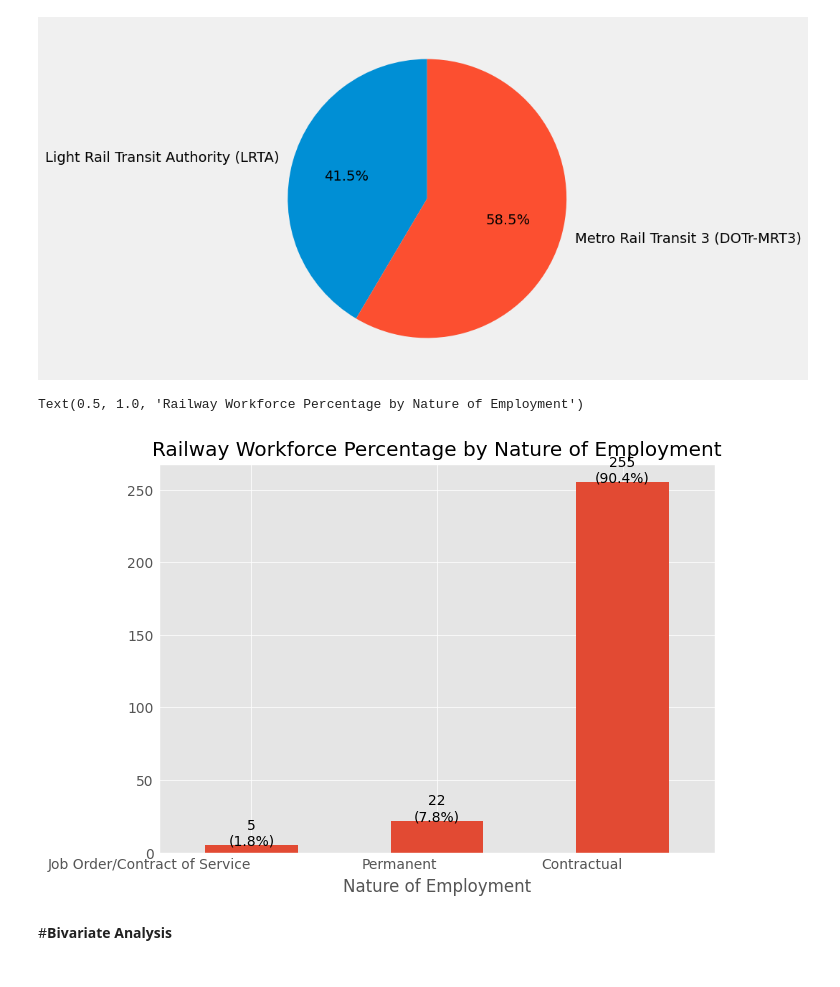
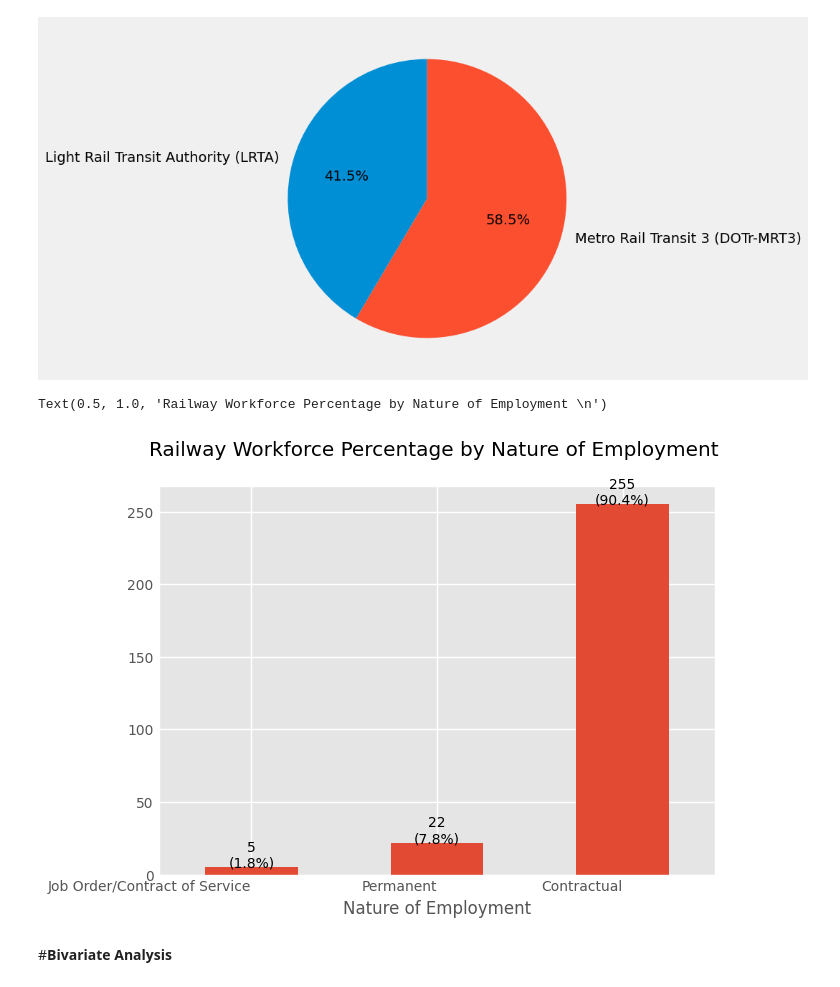
Before and after one commit to pjcroxas/Talent-Retention-in-Railway-Workforce, a Jupyter notebook: Comprehensive_Data_Analysis_Railway_Workforce_Retention.ipynb, the cells around one changed output. Drawn from its saved outputs; the diff is of its cells as text; code cells hidden in the pictures.

```diff
--- a/Comprehensive_Data_Analysis_Railway_Workforce_Retention.ipynb
+++ b/Comprehensive_Data_Analysis_Railway_Workforce_Retention.ipynb
@@ -104,12 +104,12 @@ plot_univariate("Organization", "pie", 0)
 # %%
 style.use("ggplot")
 plot_univariate("NatureofEmployment", "bar", angle=0)
 plt.xlabel("Nature of Employment")
-plt.title("Railway Workforce Percentage by Nature of Employment")
+plt.title("Railway Workforce Percentage by Nature of Employment \n")
 # plt.ylabel("Population")
 # %% [output]
-Text(0.5, 1.0, 'Railway Workforce Percentage by Nature of Employment')
+Text(0.5, 1.0, 'Railway Workforce Percentage by Nature of Employment \n')
-[figure, old version]
+[figure, new version]
 # %% [markdown]
 #**Bivariate Analysis**
 # %% [markdown]
```
Also changed, not shown: parts of 27 cells of this notebook.
